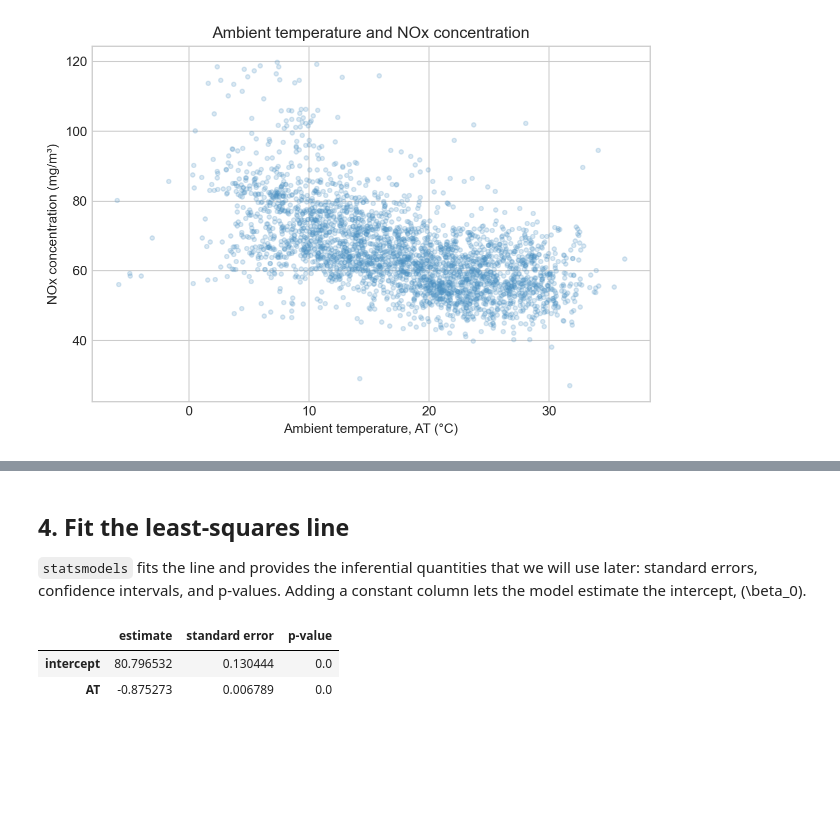
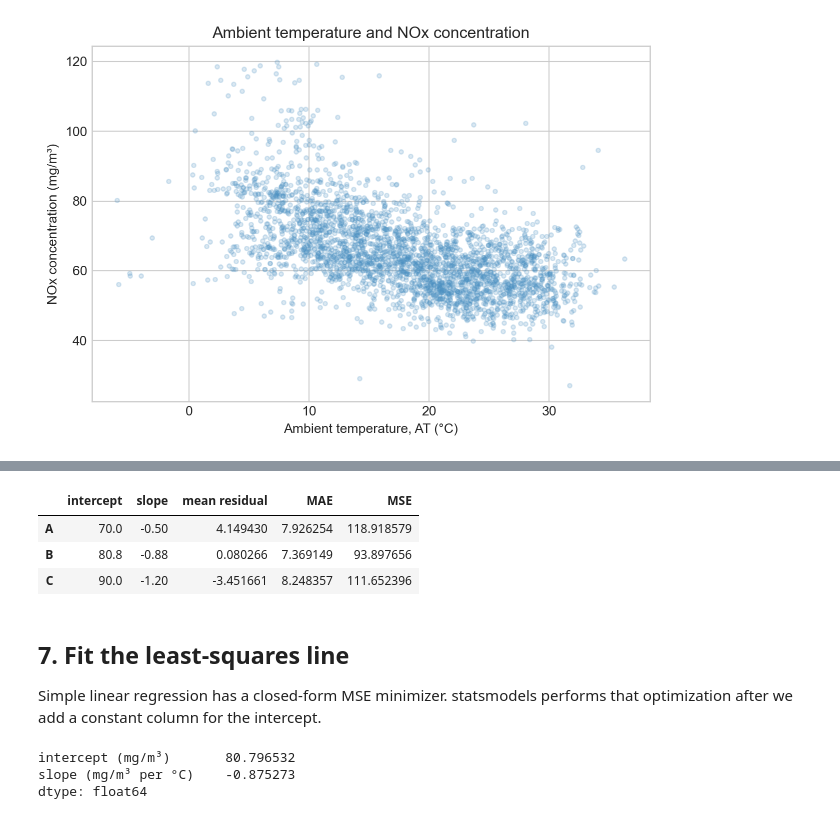
Before and after one commit to changyaochen/MECE4520, a Jupyter notebook: site/regression/01-simple-linear-regression.ipynb, the cells around one changed output, grey strips where cells are left out. Saved outputs shown, nothing was run; the diff lists cells and outputs as text; code cells hidden in the pictures; blank space fills up the shorter version.

```diff
--- a/site/regression/01-weather-and-nox.ipynb
+++ b/site/regression/01-simple-linear-regression.ipynb
@@ -116,22 +117,31 @@ The cloud slopes downward, but it is far from a perfect line. That is normal: a
+# %%
+x = regression_data["AT"]
+y = regression_data["NOX"]
+candidate_lines = pd.DataFrame({"intercept": [70.0, 80.8, 90.0], "slope": [-0.50, -0.88, -1.20]}, index=["A", "B", "C"])
+
+def residual_summaries(intercept, slope):
+    residual = y - (intercept + slope * x)
+    return pd.Series({"mean residual": residual.mean(), "MAE": residual.abs().mean(), "MSE": (residual**2).mean()})
+
+loss_table = candidate_lines.apply(lambda line: residual_summaries(line["intercept"], line["slope"]), axis=1)
+candidate_lines.join(loss_table)
+# %% [output]
+|  | intercept | slope | mean residual | MAE | MSE |
+| A | 70.0 | -0.50 | 4.149430 | 7.926254 | 118.918579 |
+| B | 80.8 | -0.88 | 0.080266 | 7.369149 | 93.897656 |
+| C | 90.0 | -1.20 | -3.451661 | 8.248357 | 111.652396 |
 # %% [markdown]
-## 4. Fit the least-squares line
+## 7. Fit the least-squares line
 
-`statsmodels` fits the line and provides the inferential quantities that we will use later: standard errors, confidence intervals, and p-values. Adding a constant column lets the model estimate the intercept, \(\beta_0\).
+Simple linear regression has a closed-form MSE minimizer. statsmodels performs that optimization after we add a constant column for the intercept.
 # %%
-# statsmodels expects us to add the intercept column explicitly.
-X = sm.add_constant(regression_data["AT"])
-y = regression_data["NOX"]
+X = sm.add_constant(x)
 model = sm.OLS(y, X).fit()
-
-coefficient_table = pd.DataFrame({
-    "estimate": model.params,
-    "standard error": model.bse,
-    "p-value": model.pvalues,
-})
-coefficient_table.index = ["intercept", "AT"]
-coefficient_table
+intercept = model.params["const"]
+slope = model.params["AT"]
+pd.Series({"intercept (mg/m³)": intercept, "slope (mg/m³ per °C)": slope})
 # %% [output]
-|  | estimate | standard error | p-value |
-| intercept | 80.796532 | 0.130444 | 0.0 |
-| AT | -0.875273 | 0.006789 | 0.0 |
+intercept (mg/m³)       80.796532
+slope (mg/m³ per °C)    -0.875273
+dtype: float64
 # %%
```
Also changed, not shown: parts of 24 cells of this notebook, 3 other files.
